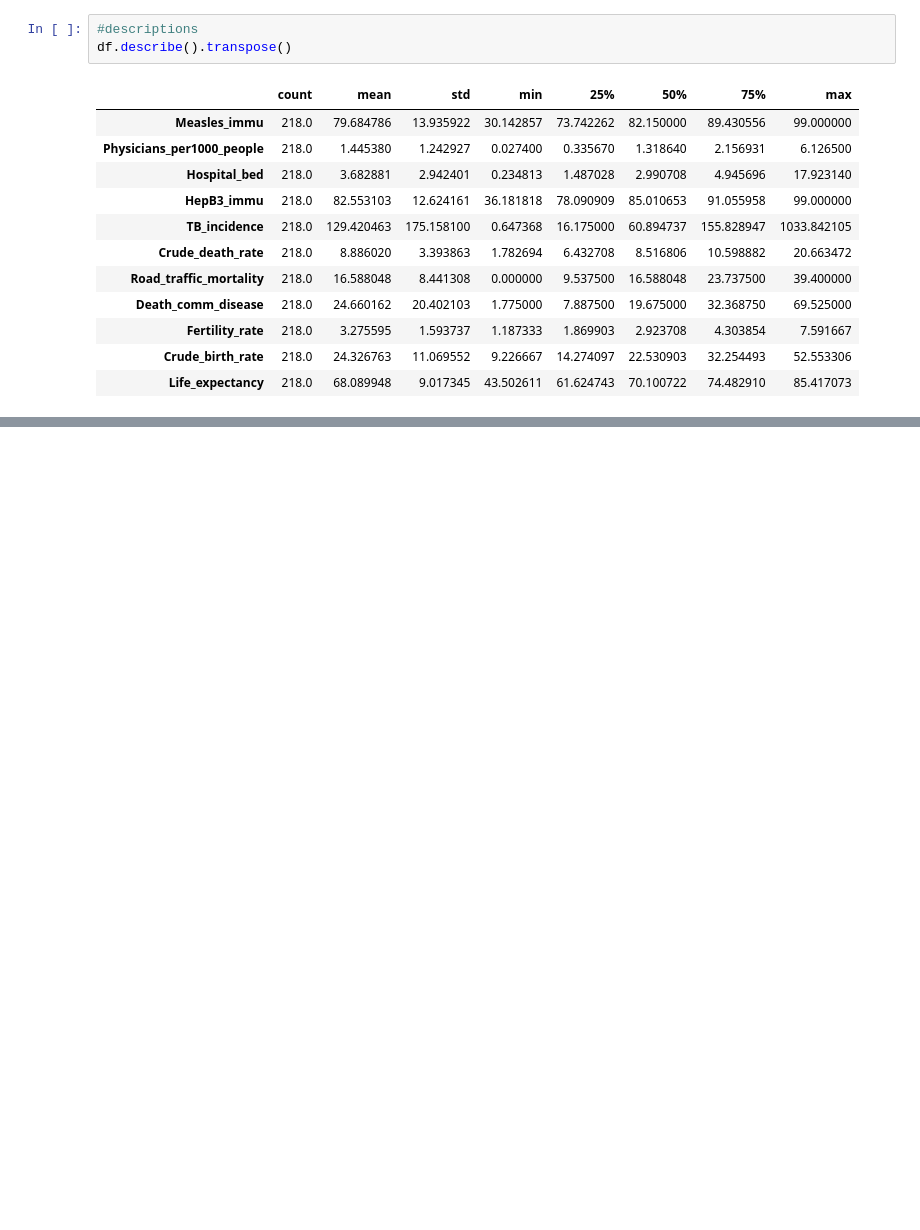
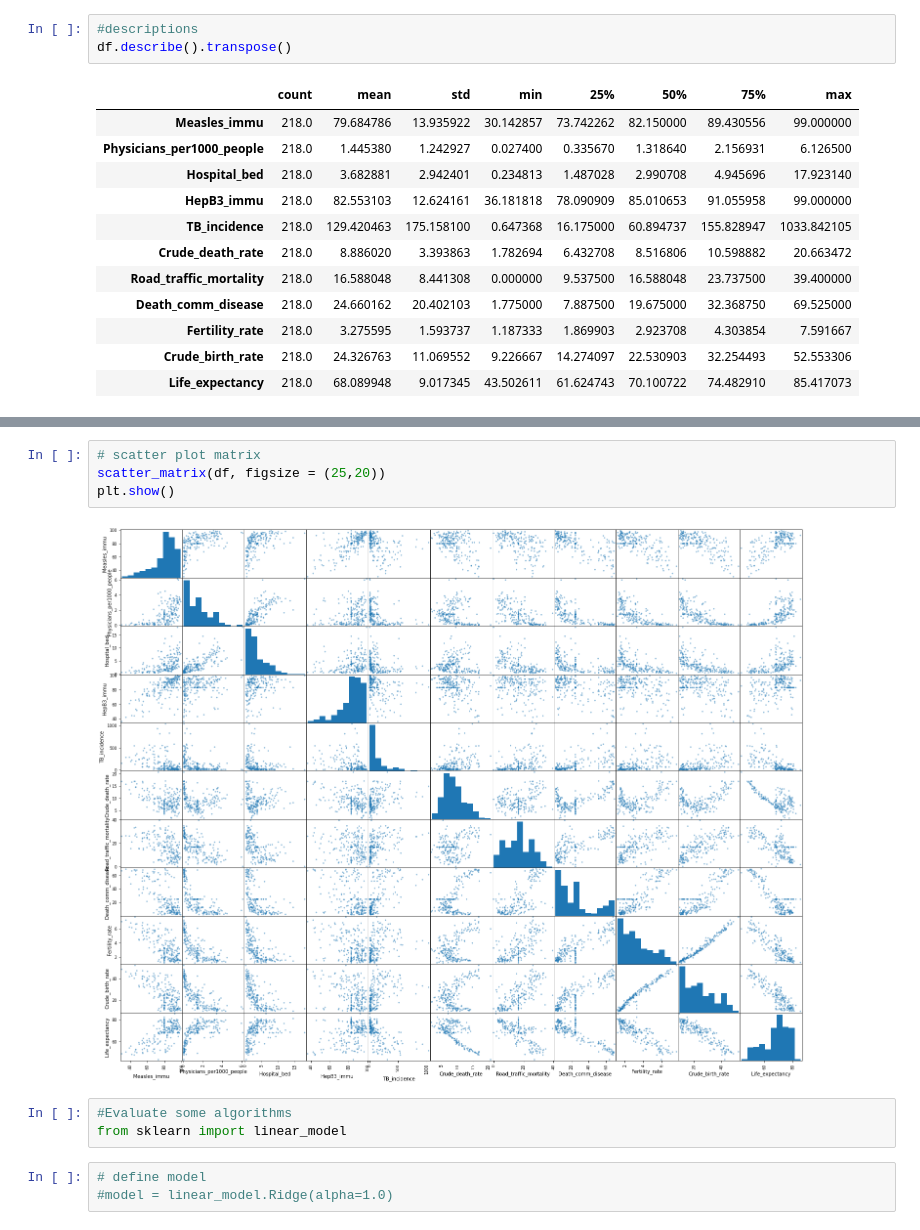
Before and after one commit to susovd/ML-lifeexpectancy-prediction, a Jupyter notebook: 00ETL.ipynb, the cells around one changed output, grey strips where cells are left out. Drawn from its saved outputs; the diff is of its cells as text; blank space fills up the shorter version.

Commit message:
working ridge regression analysis

```diff
--- a/00ETL.ipynb
+++ b/00ETL.ipynb
@@ -600,0 +601,12 @@ pyplot.show()
+# %%
+# scatter plot matrix
+scatter_matrix(df, figsize = (25,20))
+plt.show()
+# %% [output]
+[figure, added]
+# %%
+#Evaluate some algorithms
+from sklearn import linear_model
+# %%
+# define model
+#model = linear_model.Ridge(alpha=1.0)
```
Also changed, not shown: parts of 6 cells of this notebook.
